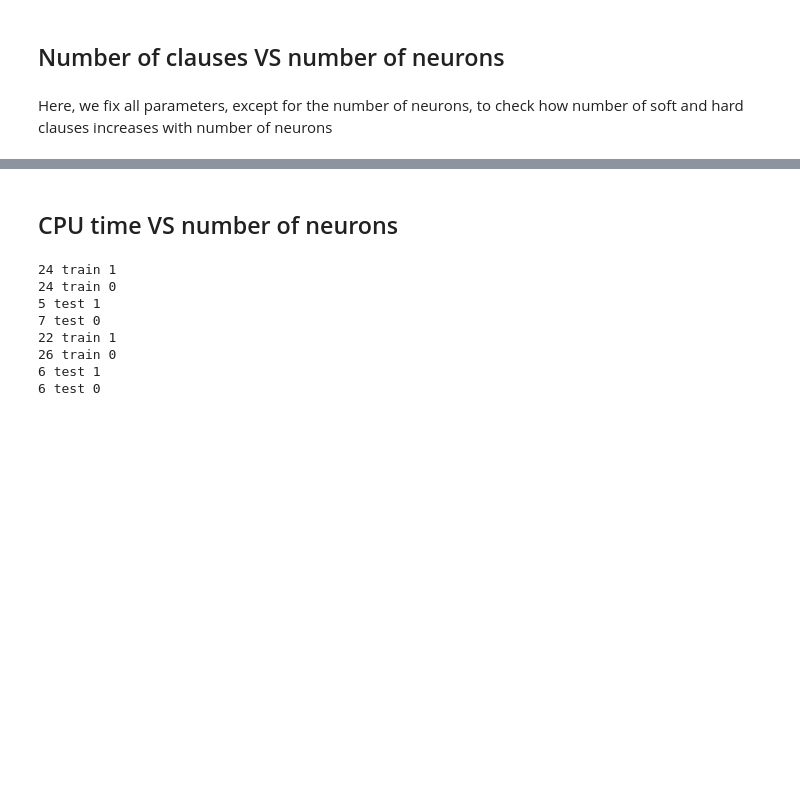
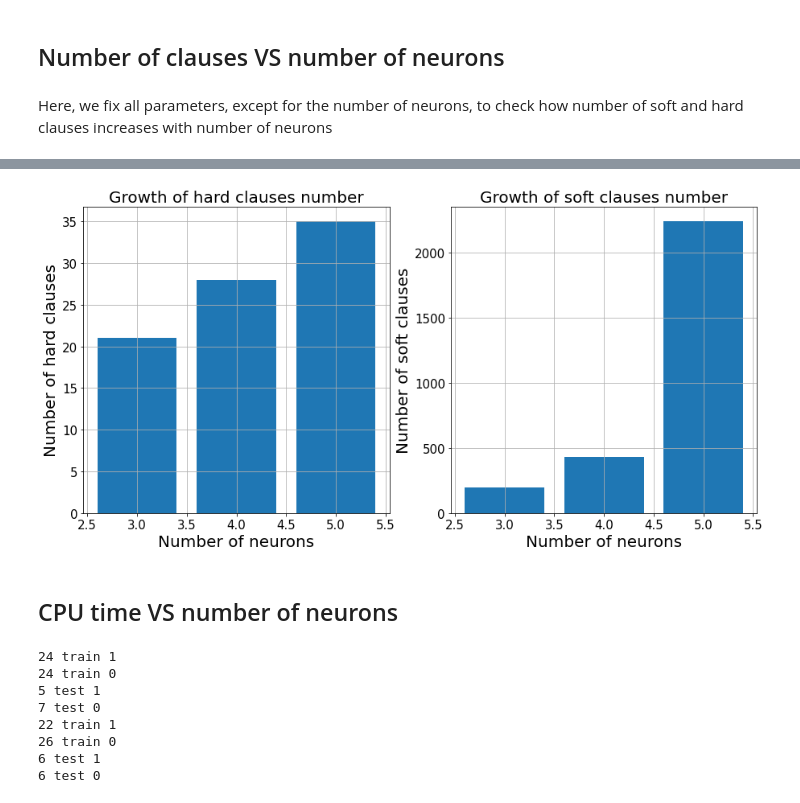
Before and after one commit to PashaIanko/Binarized-Neural-Network, a Jupyter notebook: main_refactor.ipynb, the cells around one changed output, grey strips where cells are left out. Cells and saved outputs as stored; diff of their text form; code cells hidden in the pictures; blank space fills up the shorter version.

Commit message:
clauses VS neurons done

```diff
--- a/main_refactor.ipynb
+++ b/main_refactor.ipynb
@@ -321,7 +331,8 @@ def run_experiment(
     data_size,
     train_percentage,
     n_neurons,
-    do_computations
+    do_computations,
+    prepare_balanced
 ):
     model = Model(n_neurons = n_neurons)
 
@@ -336,18 +347,21 @@ def run_experiment(
     data.encode_cartesian_products()
     data.encode_positive_clauses()
     data.encode_negative_clauses()
-    print(f'A')
-    data.prepare_balanced_dataset(func = target_func)
-    print(f'A')
+    # print(f'A')
+    if prepare_balanced:
+        data.prepare_balanced_dataset(func = target_func)
+    else:
+        data.prepare_dataset(func = target_func)
+    # print(f'A')
 
 
     # Distribution of dataset:
     train_arr = np.array(data.Y_train, dtype = 'int')
     test_arr = np.array(data.Y_test, dtype = 'int')
-    print(f'{len(train_arr[train_arr == 1])} train 1')
-    print(f'{len(train_arr[train_arr == 0])} train 0')
-    print(f'{len(test_arr[test_arr == 1])} test 1')
-    print(f'{len(test_arr[test_arr == 0])} test 0')
+    # print(f'{len(train_arr[train_arr == 1])} train 1')
+    # print(f'{len(train_arr[train_arr == 0])} train 0')
+    # print(f'{len(test_arr[test_arr == 1])} test 1')
+    # print(f'{len(test_arr[test_arr == 0])} test 0')
 
     model.encode_soft_clauses(data)
     model.encode_hard_clauses(data)
@@ -422,3 +428,40 @@ ValueError: ignored
+# %%
+fig, ax = plt.subplots(1, 2, figsize = (15, 7))
+
+plot_dict = dict(
+    fontsize = 20
+)
+labelsize = 15
+
+def plot_bar(ax, x, y, xlab, ylab, title):
+
+    ax.bar(x, y)
+    ax.set_xlabel(xlab, **plot_dict)
+    ax.set_ylabel(ylab, **plot_dict)
+    ax.tick_params(axis='both', which='major', labelsize = labelsize)
+    ax.set_title(title, **plot_dict)
+    ax.grid()
+
+
+plot_bar(
+    ax[0],
+    n_neurons,
+    n_hard_clauses,
+    xlab = 'Number of neurons',
+    ylab = 'Number of hard clauses',
+    title = 'Growth of hard clauses number'
+)
+
+plot_bar(
+    ax[1],
+    n_neurons,
+    n_soft_clauses,
+    xlab = 'Number of neurons',
+    ylab = 'Number of soft clauses',
+    title = 'Growth of soft clauses number'
+)
+# %% [output]
+[figure, added]
 # %% [markdown]
 ## CPU time VS number of neurons
 # %%
```
Also changed, not shown: parts of 2 cells of this notebook.
